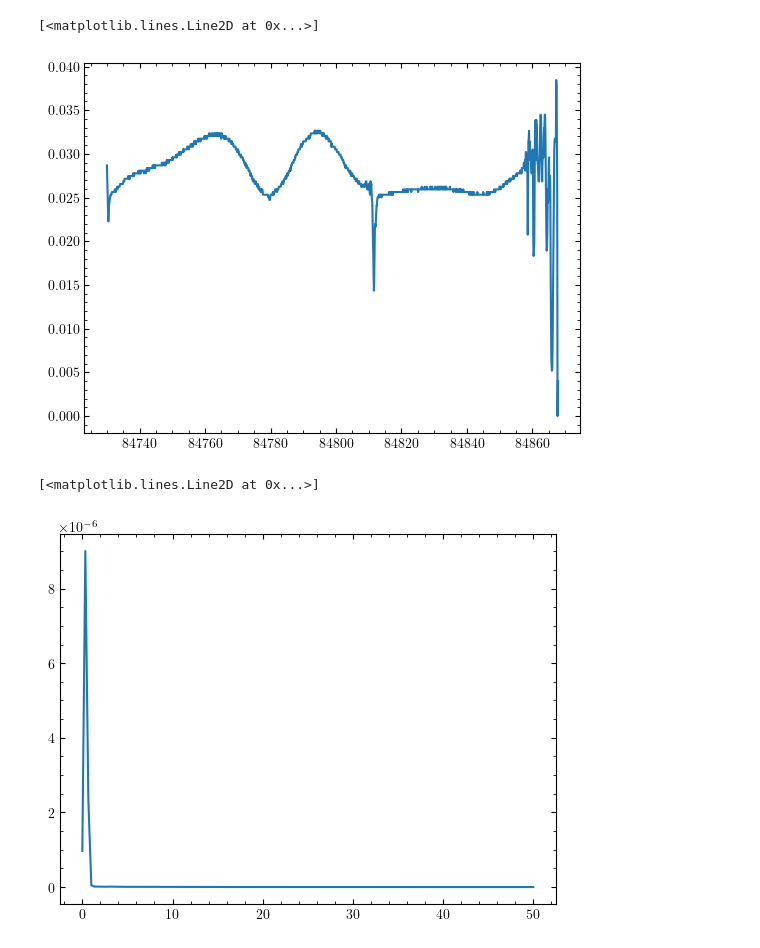
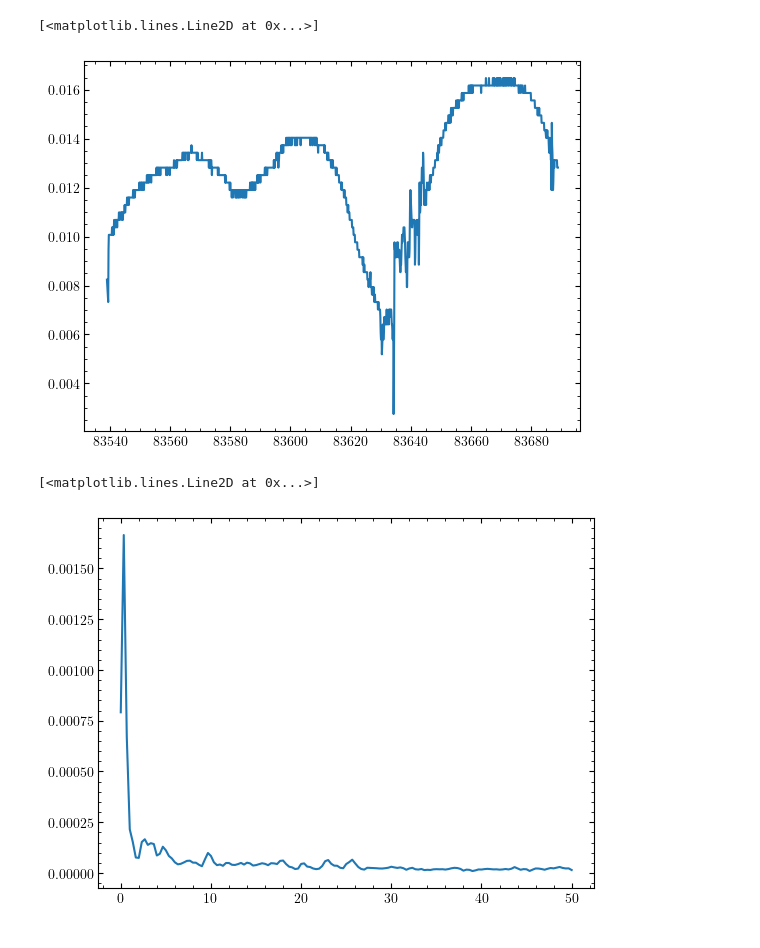
Before and after one commit to Bkorotko03/ALTrainSeismo, a Jupyter notebook: testsAndSuch/platformTestAnalysis.ipynb, the cells around one changed output. Saved outputs shown, nothing was run; the diff lists cells and outputs as text; code cells hidden in the pictures.

```diff
--- a/testsAndSuch/platformTestAnalysis.ipynb
+++ b/testsAndSuch/platformTestAnalysis.ipynb
@@ -20,7 +20,7 @@ import os
 # %%
 overDF = pd.read_csv('./output/stationTest.CSV')
 
-noMagDF = pd.read_csv('./output/noMagTRES2.CSV')
+noMagDF = pd.read_csv('./output/noMagTRES3.CSV')
 # %%
 noMagDF
 # %% [output]
@@ -64,16 +69,18 @@ plt.plot(overSecs,overVolt)
 plt.plot(noMagSecs,noMagVolt)
 # %% [output]
 [<matplotlib.lines.Line2D at 0x...>]
-[figure, old version]
+[figure, new version]
 # %%
 # maybe this low frequency osc is an issue with the grounding of inputs into the amp, will check all wiring today
 # %%
 noMagF,noMagPSD = sp.signal.welch(noMagVolt,fs=100,nperseg=300)
 # %%
-plt.plot(noMagF,noMagPSD)
+plt.plot(noMagF,np.sqrt(noMagPSD))
+# plt.xlim(10,50)
+# plt.semilogy()
 # %% [output]
 [<matplotlib.lines.Line2D at 0x...>]
-[figure, old version]
+[figure, new version]
 # %%
 overF,overPSD = sp.signal.welch(overVolt,fs=100,nperseg=300)
 # %%
```
Also changed, not shown: parts of 7 cells of this notebook, 20 other files.
